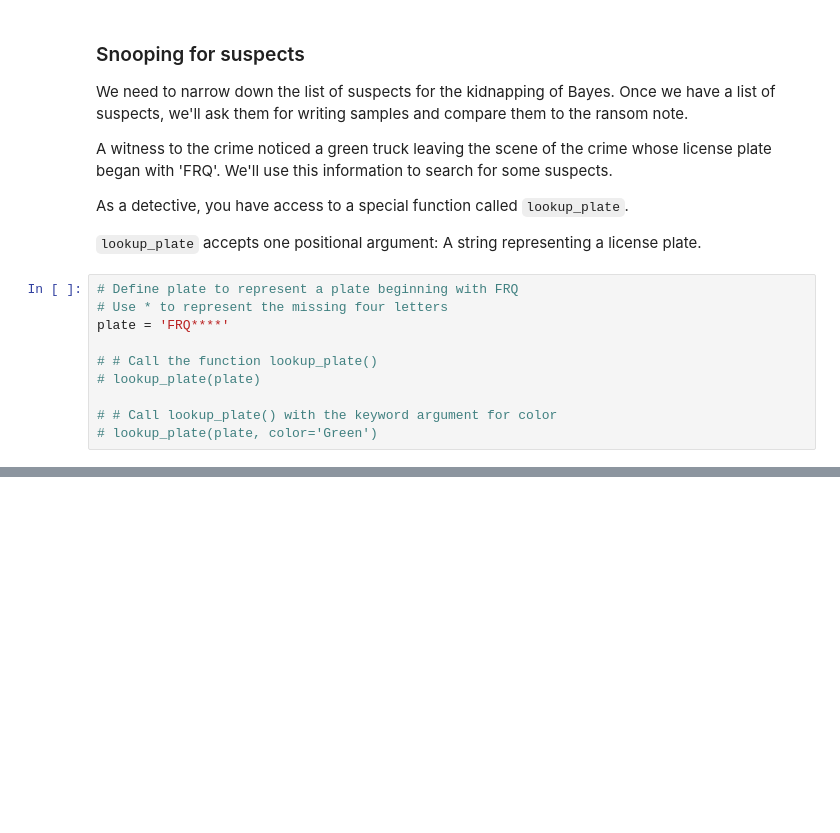
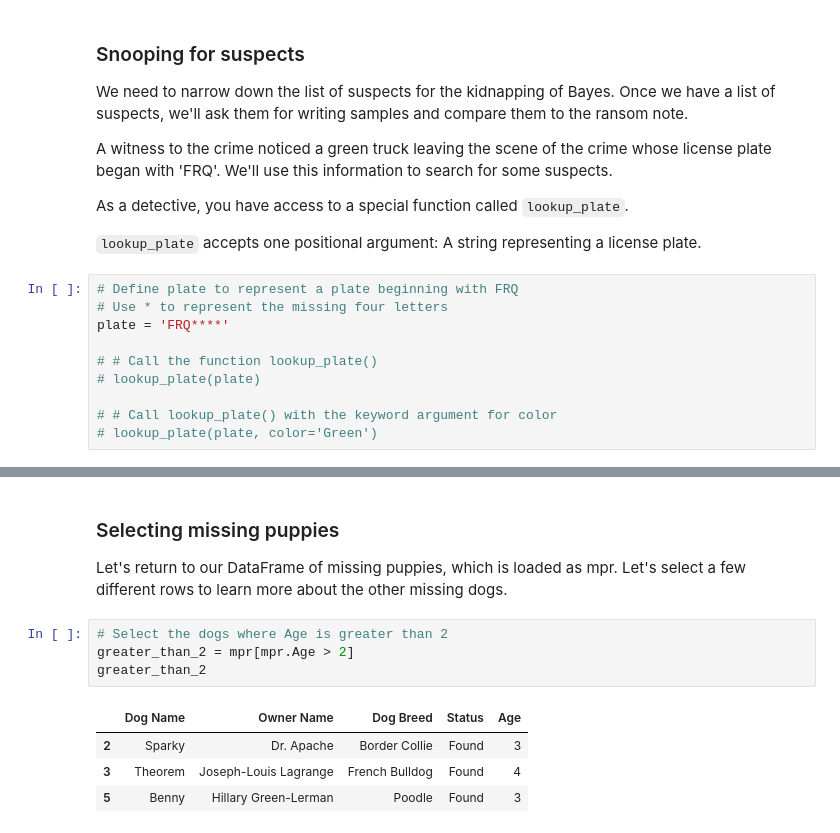
Before and after one commit to afi1289/DatacampPythonProgrammer, a Jupyter notebook: 01IntroductiontoDataScienceinPython/ IntroductiontoDataScienceinPython .ipynb, the cells around one changed output, grey strips where cells are left out. Saved outputs shown, nothing was run; the diff lists cells and outputs as text; blank space fills up the shorter version.

```diff
--- a/01IntroductiontoDataScienceinPython/ IntroductiontoDataScienceinPython .ipynb
+++ b/01IntroductiontoDataScienceinPython/ IntroductiontoDataScienceinPython .ipynb
@@ -160,0 +367,12 @@ plate = 'FRQ****'
+# %% [markdown]
+### Selecting missing puppies
+Let's return to our DataFrame of missing puppies, which is loaded as mpr. Let's select a few different rows to learn more about the other missing dogs.
+# %%
+# Select the dogs where Age is greater than 2
+greater_than_2 = mpr[mpr.Age > 2]
+greater_than_2
+# %% [output]
+|  | Dog Name | Owner Name | Dog Breed | Status | Age |
+| 2 | Sparky | Dr. Apache | Border Collie | Found | 3 |
+| 3 | Theorem | Joseph-Louis Lagrange | French Bulldog | Found | 4 |
+| 5 | Benny | Hillary Green-Lerman | Poodle | Found | 3 |
```
Also changed, not shown: parts of 24 cells of this notebook, 2 other files.
